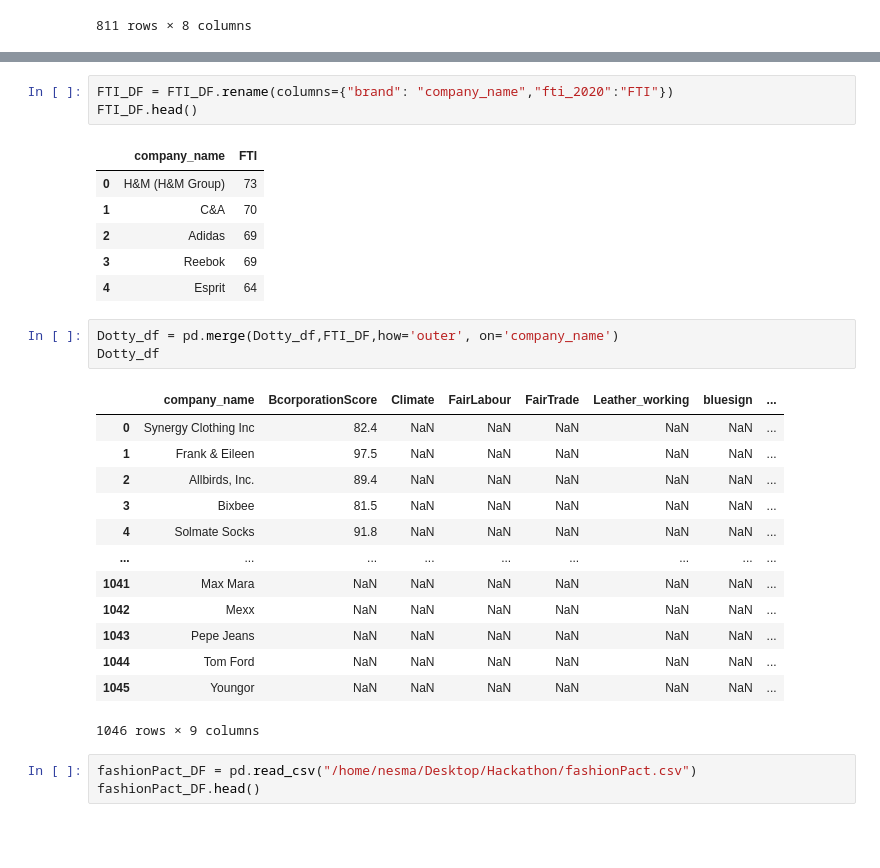
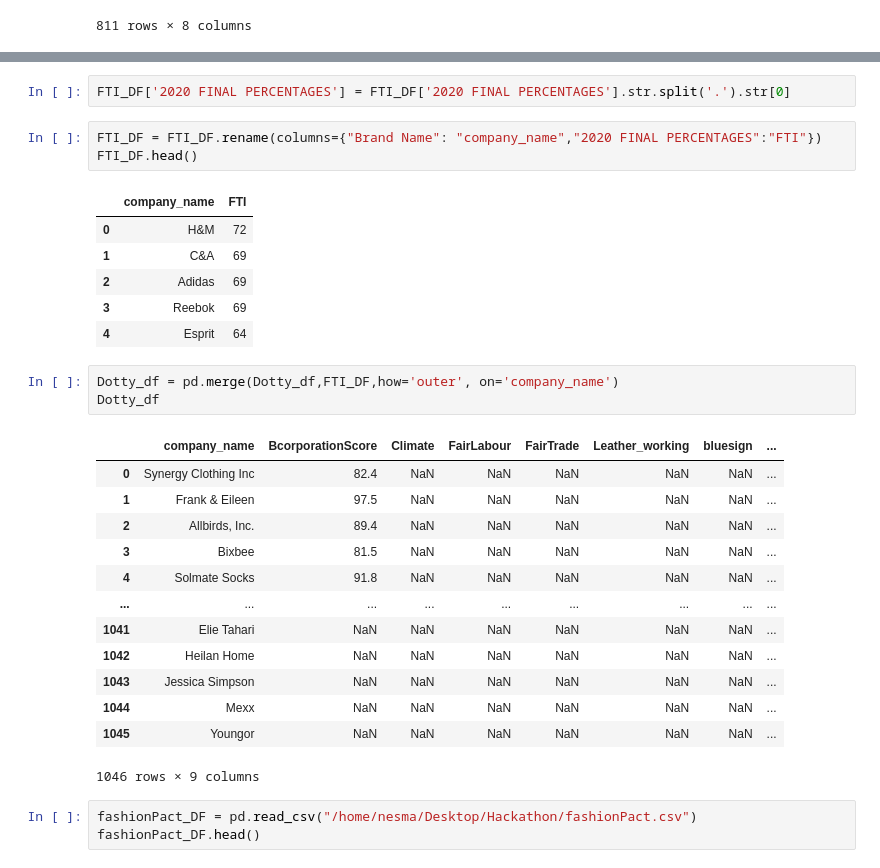
Before and after one commit to nesmaAlmoazamy/BaseCamp, a Jupyter notebook: DataCamp.ipynb, the cells around one changed output, grey strips where cells are left out. Cells and saved outputs as stored; diff of their text form; blank space fills up the shorter version.

```diff
--- a/DataCamp.ipynb
+++ b/DataCamp.ipynb
@@ -429,10 +431,12 @@ FTI_DF.head()
+# %%
+FTI_DF['2020 FINAL PERCENTAGES'] = FTI_DF['2020 FINAL PERCENTAGES'].str.split('.').str[0]
 # %%
-FTI_DF = FTI_DF.rename(columns={"brand": "company_name","fti_2020":"FTI"})
+FTI_DF = FTI_DF.rename(columns={"Brand Name": "company_name","2020 FINAL PERCENTAGES":"FTI"})
 FTI_DF.head()
 # %% [output]
 |  | company_name | FTI |
-| 0 | H&M (H&M Group) | 73 |
-| 1 | C&A | 70 |
+| 0 | H&M | 72 |
+| 1 | C&A | 69 |
 | 2 | Adidas | 69 |
 | 3 | Reebok | 69 |
 | 4 | Esprit | 64 |
@@ -447,10 +451,10 @@ Dotty_df
 | 3 | Bixbee | 81.5 | NaN | NaN | NaN | NaN | NaN | ... |
 | 4 | Solmate Socks | 91.8 | NaN | NaN | NaN | NaN | NaN | ... |
 | ... | ... | ... | ... | ... | ... | ... | ... | ... |
-| 1041 | Max Mara | NaN | NaN | NaN | NaN | NaN | NaN | ... |
-| 1042 | Mexx | NaN | NaN | NaN | NaN | NaN | NaN | ... |
-| 1043 | Pepe Jeans | NaN | NaN | NaN | NaN | NaN | NaN | ... |
-| 1044 | Tom Ford | NaN | NaN | NaN | NaN | NaN | NaN | ... |
+| 1041 | Elie Tahari | NaN | NaN | NaN | NaN | NaN | NaN | ... |
+| 1042 | Heilan Home | NaN | NaN | NaN | NaN | NaN | NaN | ... |
+| 1043 | Jessica Simpson | NaN | NaN | NaN | NaN | NaN | NaN | ... |
+| 1044 | Mexx | NaN | NaN | NaN | NaN | NaN | NaN | ... |
 | 1045 | Youngor | NaN | NaN | NaN | NaN | NaN | NaN | ... |
 1046 rows × 9 columns
 # %%
```
Also changed, not shown: parts of 7 cells of this notebook.
